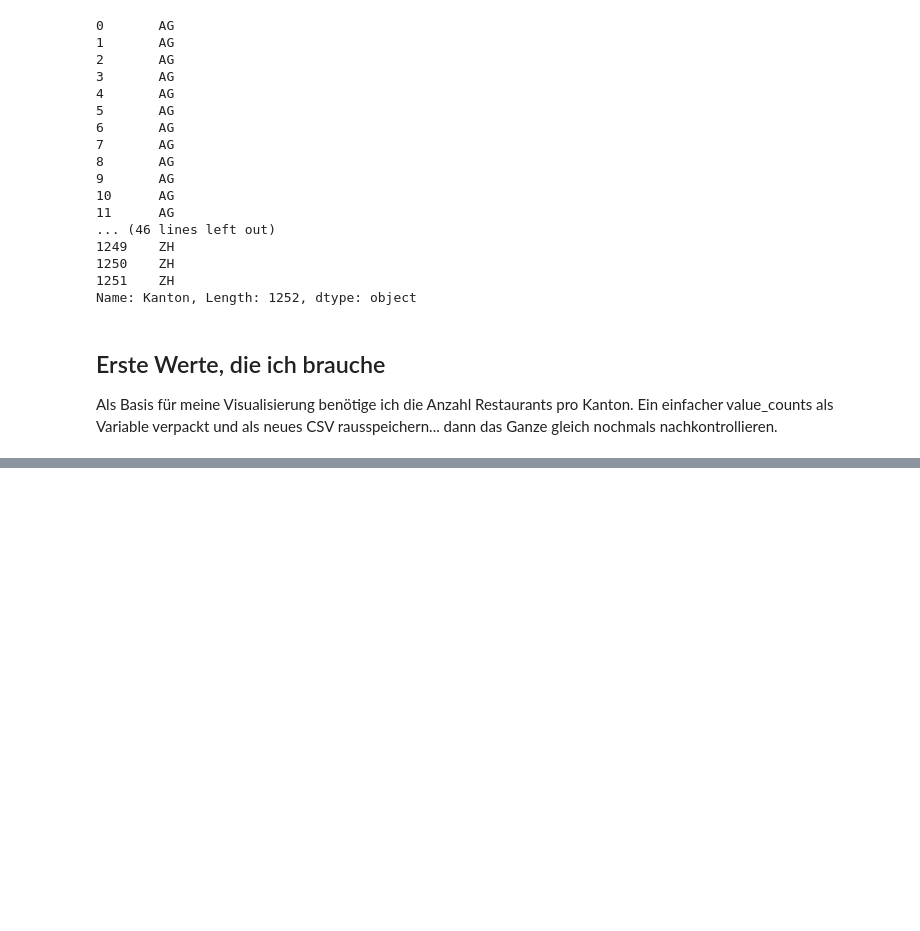
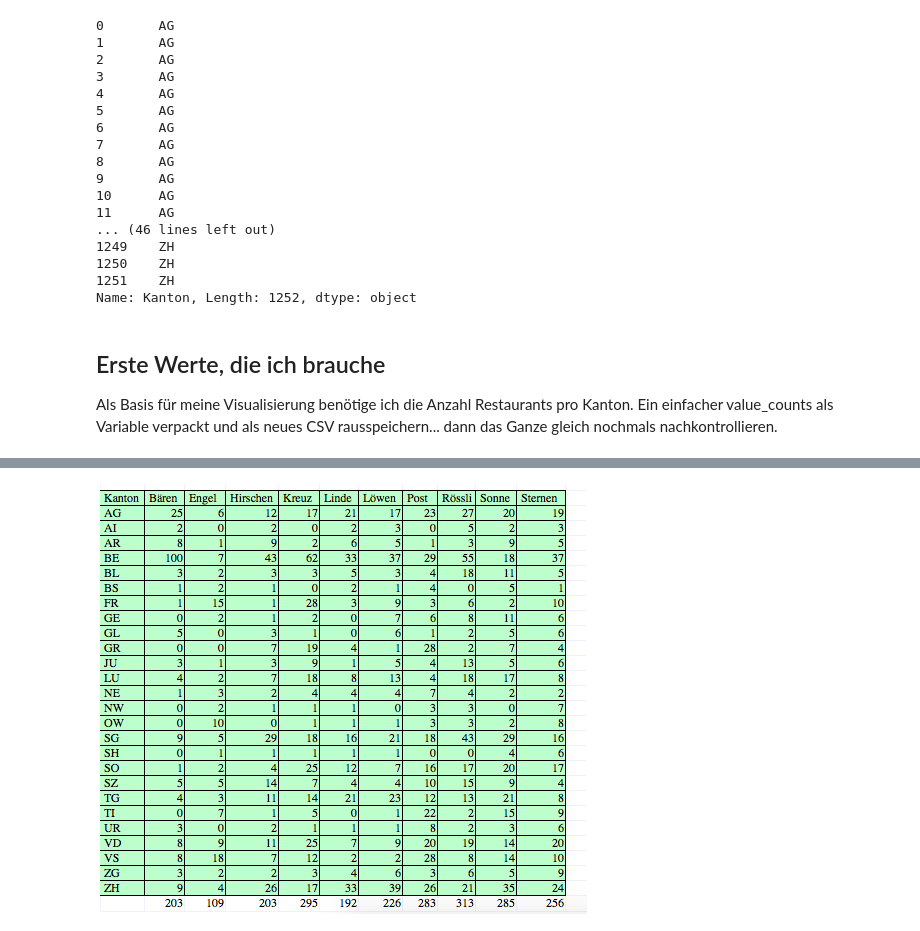
Before and after one commit to Priskawa/GITHUB_ME, a Jupyter notebook: Projekt1_Beizen/Ochsentour_Beizen_2.ipynb, the cells around one changed output, grey strips where cells are left out. Drawn from its saved outputs; the diff is of its cells as text; code cells hidden in the pictures; blank space fills up the shorter version.

```diff
--- a/Projekt1_Beizen/Ochsentour_Beizen_2.ipynb
+++ b/Projekt1_Beizen/Ochsentour_Beizen_2.ipynb
@@ -352,0 +340,5 @@ df["Restaurantname"].value_counts().plot(kind="barh", figsize=(10,7))
+# %%
+from IPython.display import Image
+Image(filename='Beizen_nachrecherche.png')
+# %% [output]
+[figure, added]
```
Also changed, not shown: parts of 25 cells of this notebook, 35 other files.
